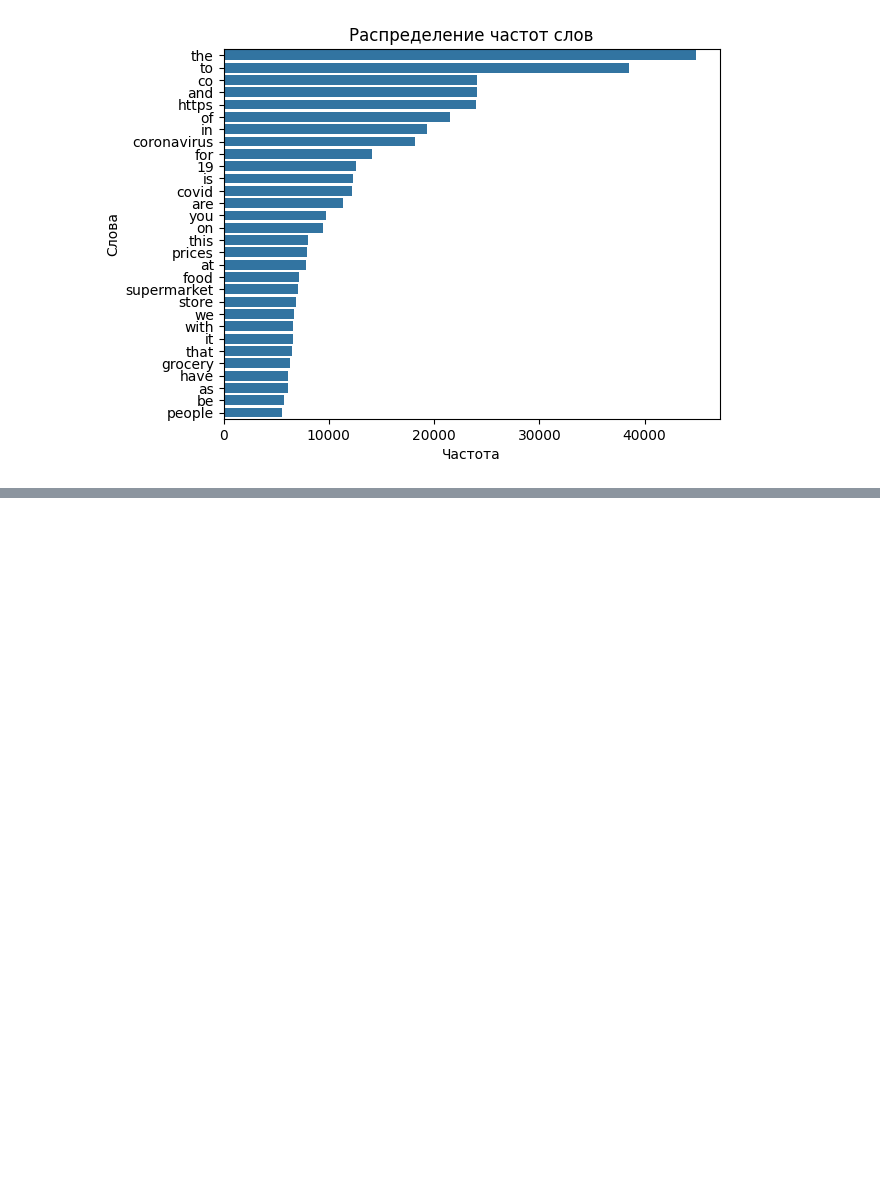
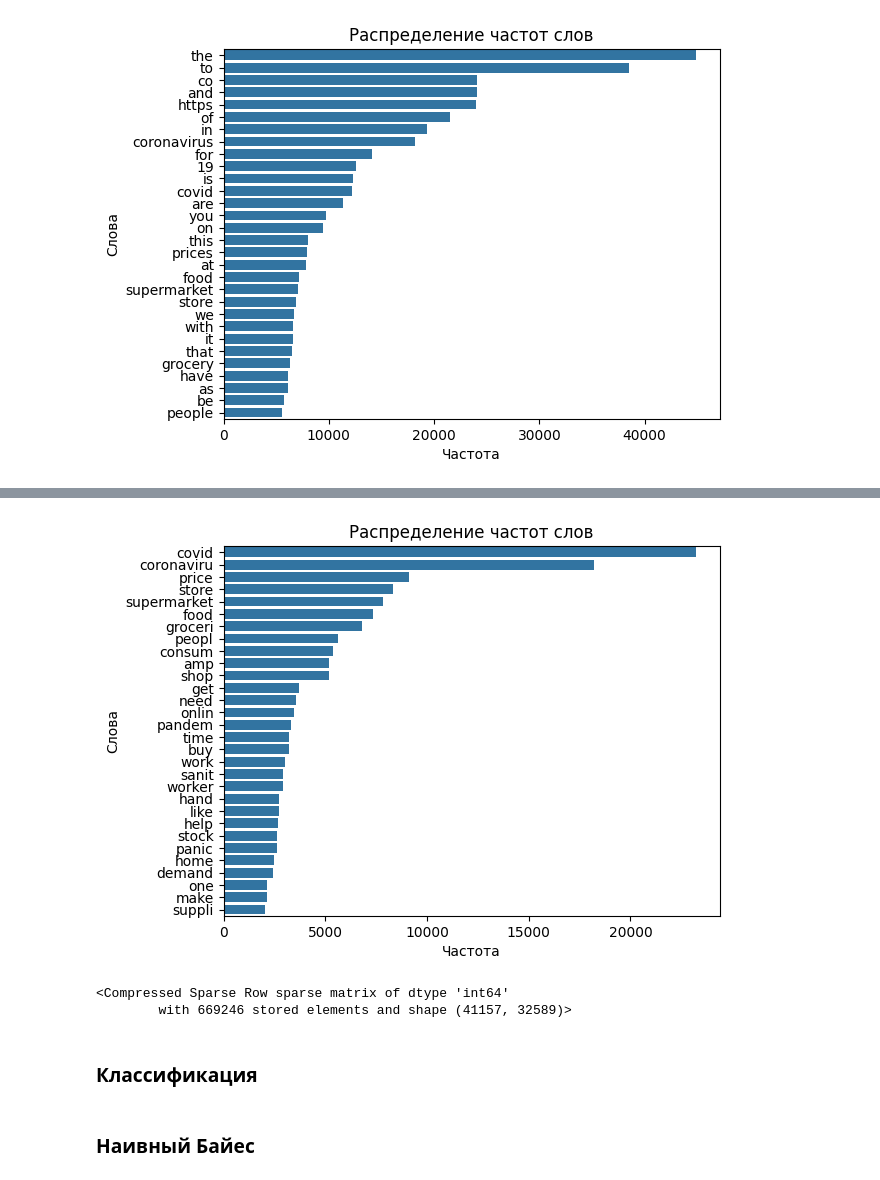
Before and after one commit to golubnichiy/big_data_092925, a Jupyter notebook: day_10.ipynb, the cells around one changed output, grey strips where cells are left out. Drawn from its saved outputs; the diff is of its cells as text; code cells hidden in the pictures; blank space fills up the shorter version.

```diff
--- a/day_10.ipynb
+++ b/day_10.ipynb
@@ -152,0 +205,14 @@ plt.show()
+# %%
+from nltk.stem import PorterStemmer
+from nltk.tokenize import word_tokenize
+ps = PorterStemmer()
+stemmed = []
+for i in range(len(df)):
+    stem_list = []
+    words = word_tokenize(df['new_text'].iloc[i])
+    for w in words:
+        stem_list.append(ps.stem(w))
+    stemmed.append(stem_list)
+
+df['stemmed'] = stemmed
+df.head()
@@ -152,0 +226,3 @@ plt.show()
+# %%
+df['stemmed'] = df['stemmed'].apply(' '.join)
+df.head()
@@ -152,0 +236,23 @@ plt.show()
+# %%
+cv_3 = CountVectorizer()
+matrix_3 = cv_3.fit_transform(df['stemmed'])
+word_matrix_3 = pd.DataFrame(matrix_3.toarray(), columns=cv_3.get_feature_names_out())
+df_sum_3 = word_matrix_3.sum(axis=0, skipna=True)
+bow_3 = df_sum_3.sort_values(ascending=False)[:30]
+bow_3 = pd.DataFrame(bow_3, columns=['Frequency'])
+sns.barplot(x=bow_3['Frequency'], y=bow_3.index)
+plt.xlabel('Частота')
+plt.ylabel('Слова')
+plt.title('Распределение частот слов')
+plt.show()
+# %% [output]
+[figure, added]
+# %%
+matrix_3
+# %% [output]
+<Compressed Sparse Row sparse matrix of dtype 'int64'
+        with 669246 stored elements and shape (41157, 32589)>
+# %% [markdown]
+### Классификация
+# %% [markdown]
+### Наивный Байес
```
Also changed, not shown: parts of 14 cells of this notebook, 1 other file.
